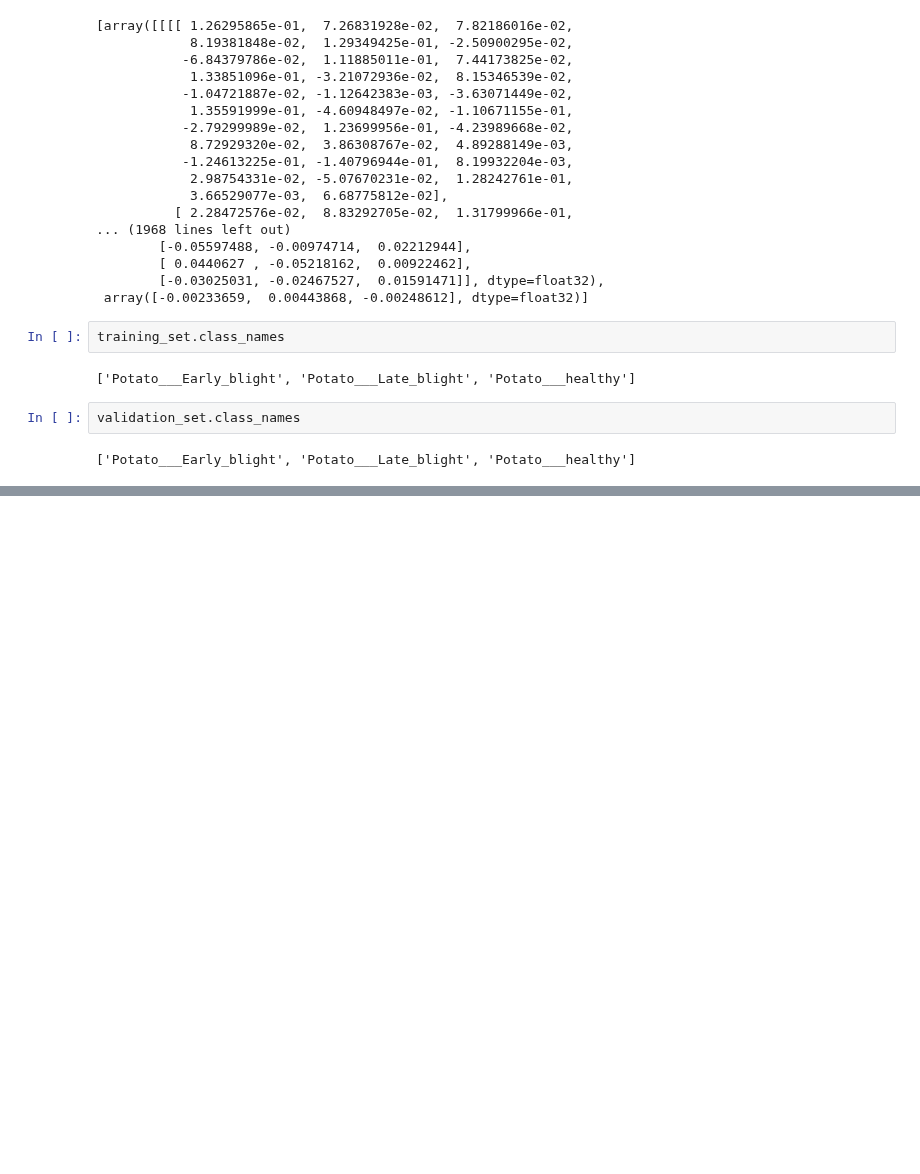
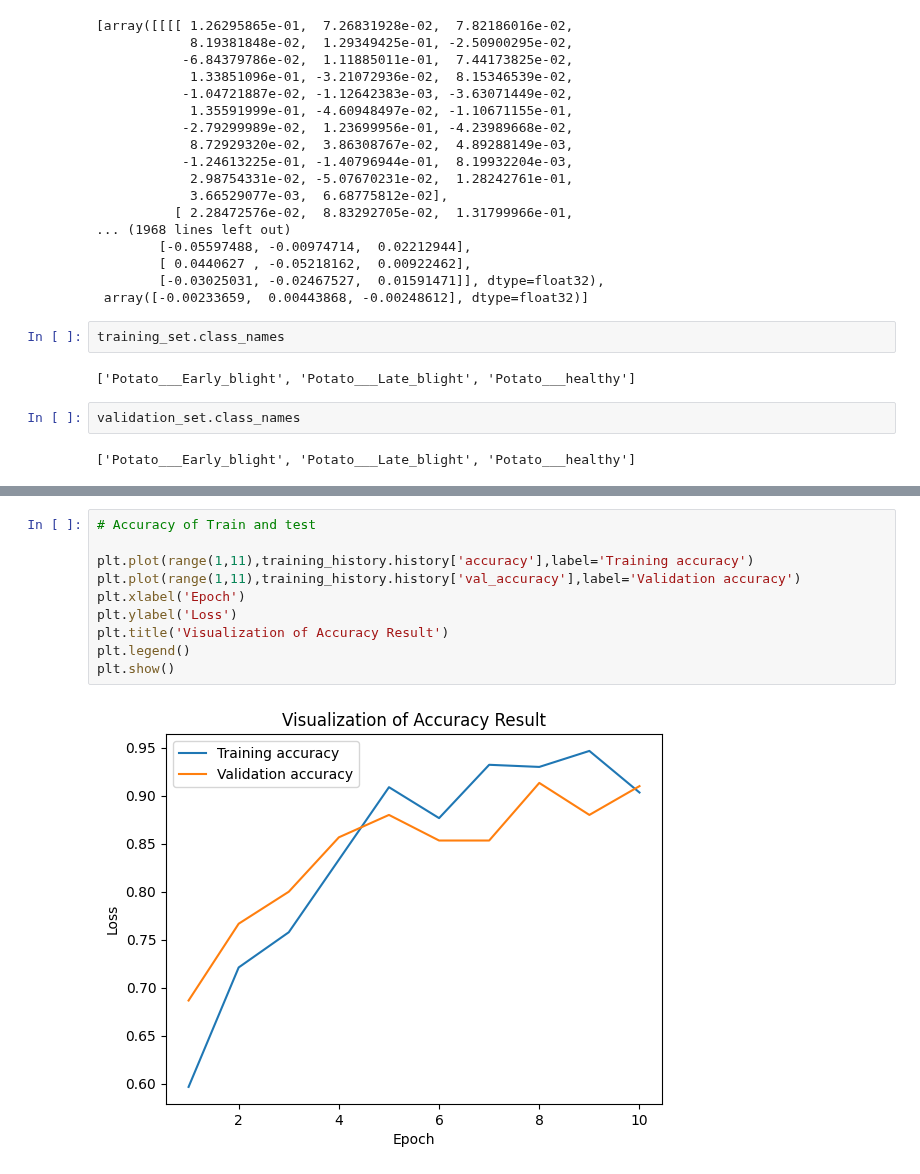
Before and after one commit to kuldeeparmar/kuldeeparmar-AICTE-Internship-Potato-Disease-Detector, a Jupyter notebook: Train_potato_disease_detector.ipynb, the cells around one changed output, grey strips where cells are left out. Cells and saved outputs as stored; diff of their text form; blank space fills up the shorter version.

```diff
--- a/Train_potato_disease_detector.ipynb
+++ b/Train_potato_disease_detector.ipynb
@@ -220,0 +261,12 @@ validation_set.class_names
+# %%
+# Accuracy of Train and test
+
+plt.plot(range(1,11),training_history.history['accuracy'],label='Training accuracy')
+plt.plot(range(1,11),training_history.history['val_accuracy'],label='Validation accuracy')
+plt.xlabel('Epoch')
+plt.ylabel('Loss')
+plt.title('Visualization of Accuracy Result')
+plt.legend()
+plt.show()
+# %% [output]
+[figure, added]
```
Also changed, not shown: parts of 4 cells of this notebook, 1 other file.
